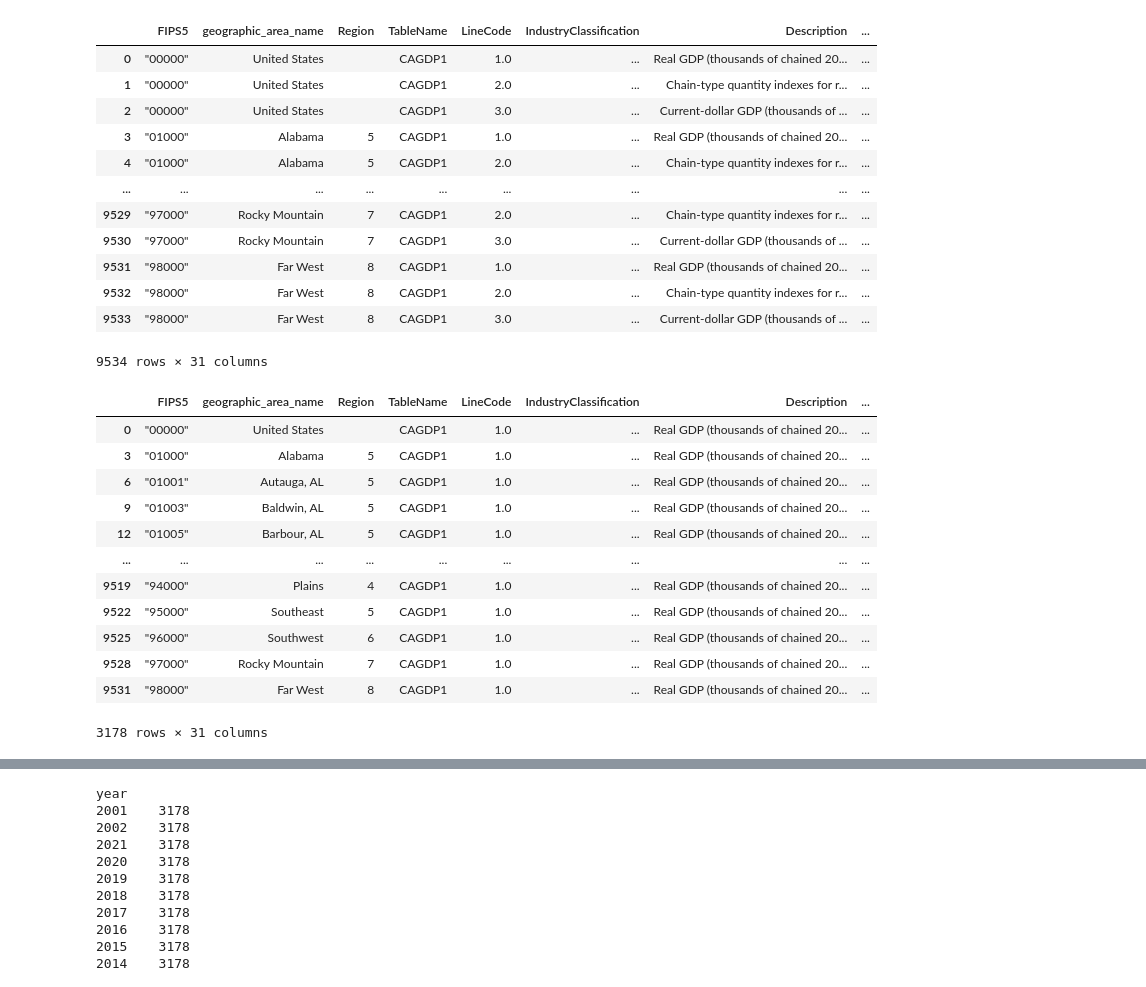
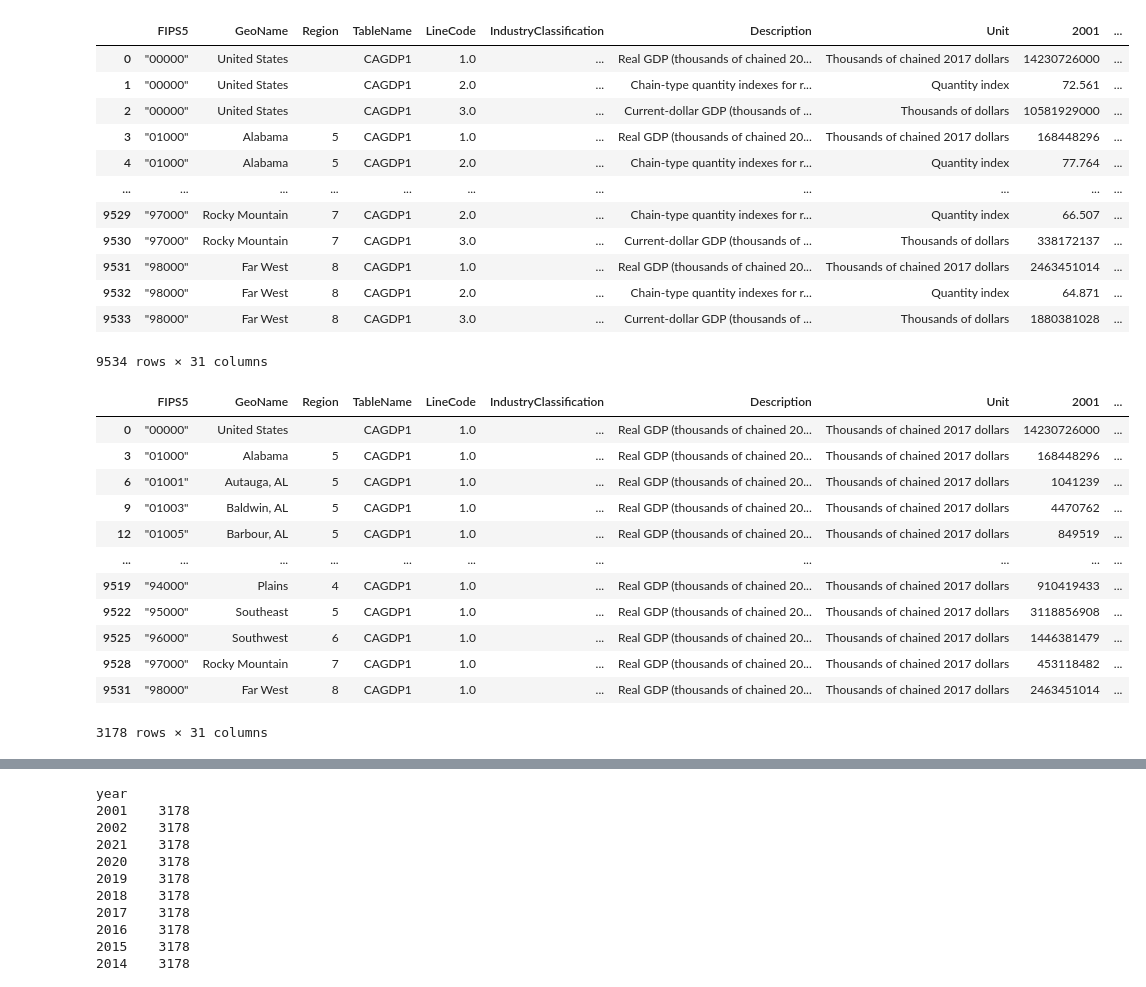
Before and after one commit to koacow/glob-s-RA, a Jupyter notebook: patents/county_panel/process_bea.ipynb, the cells around one changed output, grey strips where cells are left out. Saved outputs shown, nothing was run; the diff lists cells and outputs as text; code cells hidden in the pictures.

```diff
--- a/patents/county_panel/process_bea.ipynb
+++ b/patents/county_panel/process_bea.ipynb
@@ -5,47 +5,46 @@ import chardet
 # %%
 # 1. Load the BEA county GDP data
 CAGDP1 = "/Users/koacow/BOSTON UNIVERSITY Dropbox/Ngoc Duy Khoa Cao/GLOB~S/Data/U.S. County Data/BEA_COUNTY_1969_2023/raw/CAGDP1__ALL_AREAS_2001_2023.csv"
 CAGDP1_encoding = 'utf-8'
 with open(CAGDP1, 'rb') as file:
     result = chardet.detect(file.read())
     CAGDP1_encoding = result['encoding']
 CAGDP1_df = pd.read_csv(CAGDP1, dtype={'GeoFIPS': str}, encoding=CAGDP1_encoding, na_values=['(NA)', '(N/A)'])
 CAGDP1_df = CAGDP1_df.rename(columns={
     "GeoFIPS": "FIPS5",
-    "GeoName": "geographic_area_name"
 })
 CAGDP1_df = CAGDP1_df[:-4]
 CAGDP1_df
 # %% [output]
-|  | FIPS5 | geographic_area_name | Region | TableName | LineCode | IndustryClassification | Description | ... |
-| 0 | "00000" | United States |  | CAGDP1 | 1.0 | ... | Real GDP (thousands of chained 20... | ... |
-| 1 | "00000" | United States |  | CAGDP1 | 2.0 | ... | Chain-type quantity indexes for r... | ... |
-| 2 | "00000" | United States |  | CAGDP1 | 3.0 | ... | Current-dollar GDP (thousands of ... | ... |
-| 3 | "01000" | Alabama | 5 | CAGDP1 | 1.0 | ... | Real GDP (thousands of chained 20... | ... |
-| 4 | "01000" | Alabama | 5 | CAGDP1 | 2.0 | ... | Chain-type quantity indexes for r... | ... |
-| ... | ... | ... | ... | ... | ... | ... | ... | ... |
-| 9529 | "97000" | Rocky Mountain | 7 | CAGDP1 | 2.0 | ... | Chain-type quantity indexes for r... | ... |
-| 9530 | "97000" | Rocky Mountain | 7 | CAGDP1 | 3.0 | ... | Current-dollar GDP (thousands of ... | ... |
-| 9531 | "98000" | Far West | 8 | CAGDP1 | 1.0 | ... | Real GDP (thousands of chained 20... | ... |
-| 9532 | "98000" | Far West | 8 | CAGDP1 | 2.0 | ... | Chain-type quantity indexes for r... | ... |
-| 9533 | "98000" | Far West | 8 | CAGDP1 | 3.0 | ... | Current-dollar GDP (thousands of ... | ... |
+|  | FIPS5 | GeoName | Region | TableName | LineCode | IndustryClassification | Description | Unit | 2001 | ... |
+| 0 | "00000" | United States |  | CAGDP1 | 1.0 | ... | Real GDP (thousands of chained 20... | Thousands of chained 2017 dollars | 14230726000 | ... |
+| 1 | "00000" | United States |  | CAGDP1 | 2.0 | ... | Chain-type quantity indexes for r... | Quantity index | 72.561 | ... |
+| 2 | "00000" | United States |  | CAGDP1 | 3.0 | ... | Current-dollar GDP (thousands of ... | Thousands of dollars | 10581929000 | ... |
+| 3 | "01000" | Alabama | 5 | CAGDP1 | 1.0 | ... | Real GDP (thousands of chained 20... | Thousands of chained 2017 dollars | 168448296 | ... |
+| 4 | "01000" | Alabama | 5 | CAGDP1 | 2.0 | ... | Chain-type quantity indexes for r... | Quantity index | 77.764 | ... |
+| ... | ... | ... | ... | ... | ... | ... | ... | ... | ... | ... |
+| 9529 | "97000" | Rocky Mountain | 7 | CAGDP1 | 2.0 | ... | Chain-type quantity indexes for r... | Quantity index | 66.507 | ... |
+| 9530 | "97000" | Rocky Mountain | 7 | CAGDP1 | 3.0 | ... | Current-dollar GDP (thousands of ... | Thousands of dollars | 338172137 | ... |
+| 9531 | "98000" | Far West | 8 | CAGDP1 | 1.0 | ... | Real GDP (thousands of chained 20... | Thousands of chained 2017 dollars | 2463451014 | ... |
+| 9532 | "98000" | Far West | 8 | CAGDP1 | 2.0 | ... | Chain-type quantity indexes for r... | Quantity index | 64.871 | ... |
+| 9533 | "98000" | Far West | 8 | CAGDP1 | 3.0 | ... | Current-dollar GDP (thousands of ... | Thousands of dollars | 1880381028 | ... |
 9534 rows × 31 columns
 # %%
 # 1.2 Filter the data to only keep rows with 'Real GDP (thousands of chained 2017 dollars)' in the 'Description' column
 CAGDP1_df = CAGDP1_df[CAGDP1_df['Description'].str.contains("Real GDP")]
 CAGDP1_df
 # %% [output]
-|  | FIPS5 | geographic_area_name | Region | TableName | LineCode | IndustryClassification | Description | ... |
-| 0 | "00000" | United States |  | CAGDP1 | 1.0 | ... | Real GDP (thousands of chained 20... | ... |
-| 3 | "01000" | Alabama | 5 | CAGDP1 | 1.0 | ... | Real GDP (thousands of chained 20... | ... |
-| 6 | "01001" | Autauga, AL | 5 | CAGDP1 | 1.0 | ... | Real GDP (thousands of chained 20... | ... |
-| 9 | "01003" | Baldwin, AL | 5 | CAGDP1 | 1.0 | ... | Real GDP (thousands of chained 20... | ... |
-| 12 | "01005" | Barbour, AL | 5 | CAGDP1 | 1.0 | ... | Real GDP (thousands of chained 20... | ... |
-| ... | ... | ... | ... | ... | ... | ... | ... | ... |
-| 9519 | "94000" | Plains | 4 | CAGDP1 | 1.0 | ... | Real GDP (thousands of chained 20... | ... |
-| 9522 | "95000" | Southeast | 5 | CAGDP1 | 1.0 | ... | Real GDP (thousands of chained 20... | ... |
-| 9525 | "96000" | Southwest | 6 | CAGDP1 | 1.0 | ... | Real GDP (thousands of chained 20... | ... |
-| 9528 | "97000" | Rocky Mountain | 7 | CAGDP1 | 1.0 | ... | Real GDP (thousands of chained 20... | ... |
-| 9531 | "98000" | Far West | 8 | CAGDP1 | 1.0 | ... | Real GDP (thousands of chained 20... | ... |
+|  | FIPS5 | GeoName | Region | TableName | LineCode | IndustryClassification | Description | Unit | 2001 | ... |
+| 0 | "00000" | United States |  | CAGDP1 | 1.0 | ... | Real GDP (thousands of chained 20... | Thousands of chained 2017 dollars | 14230726000 | ... |
+| 3 | "01000" | Alabama | 5 | CAGDP1 | 1.0 | ... | Real GDP (thousands of chained 20... | Thousands of chained 2017 dollars | 168448296 | ... |
+| 6 | "01001" | Autauga, AL | 5 | CAGDP1 | 1.0 | ... | Real GDP (thousands of chained 20... | Thousands of chained 2017 dollars | 1041239 | ... |
+| 9 | "01003" | Baldwin, AL | 5 | CAGDP1 | 1.0 | ... | Real GDP (thousands of chained 20... | Thousands of chained 2017 dollars | 4470762 | ... |
+| 12 | "01005" | Barbour, AL | 5 | CAGDP1 | 1.0 | ... | Real GDP (thousands of chained 20... | Thousands of chained 2017 dollars | 849519 | ... |
+| ... | ... | ... | ... | ... | ... | ... | ... | ... | ... | ... |
+| 9519 | "94000" | Plains | 4 | CAGDP1 | 1.0 | ... | Real GDP (thousands of chained 20... | Thousands of chained 2017 dollars | 910419433 | ... |
+| 9522 | "95000" | Southeast | 5 | CAGDP1 | 1.0 | ... | Real GDP (thousands of chained 20... | Thousands of chained 2017 dollars | 3118856908 | ... |
+| 9525 | "96000" | Southwest | 6 | CAGDP1 | 1.0 | ... | Real GDP (thousands of chained 20... | Thousands of chained 2017 dollars | 1446381479 | ... |
+| 9528 | "97000" | Rocky Mountain | 7 | CAGDP1 | 1.0 | ... | Real GDP (thousands of chained 20... | Thousands of chained 2017 dollars | 453118482 | ... |
+| 9531 | "98000" | Far West | 8 | CAGDP1 | 1.0 | ... | Real GDP (thousands of chained 20... | Thousands of chained 2017 dollars | 2463451014 | ... |
 3178 rows × 31 columns
 # %%
```
Also changed, not shown: parts of 12 cells of this notebook, 4 other files.
